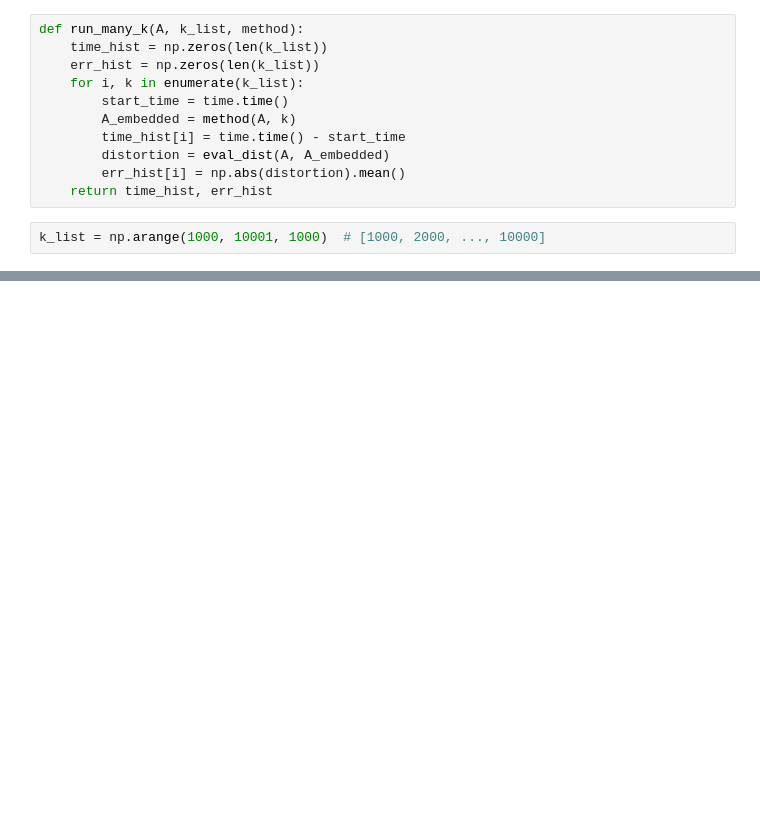
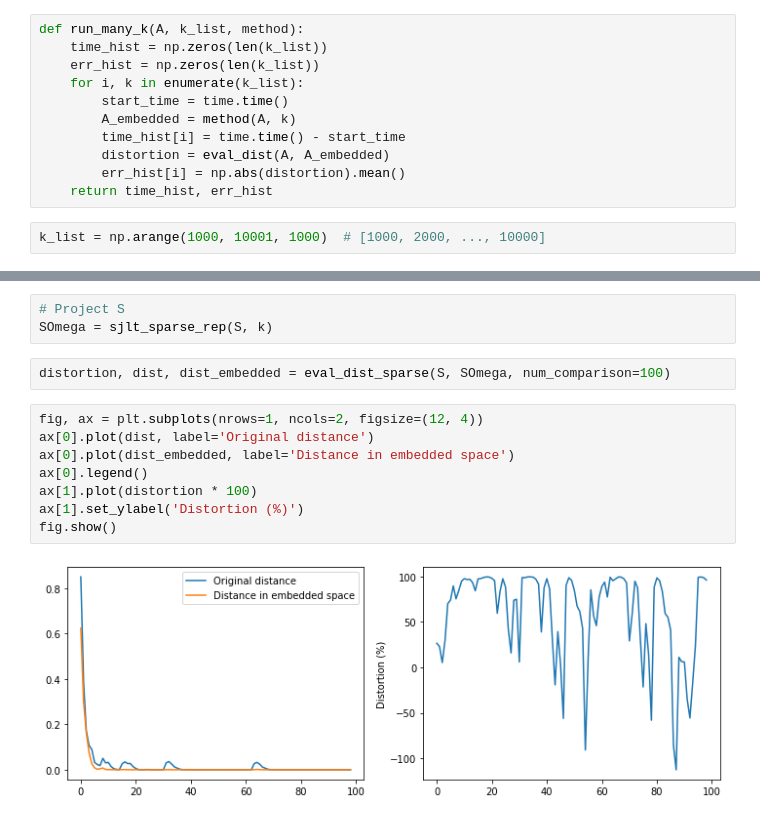
Before and after one commit to nipunagarwala/ee364b-final-project, a Jupyter notebook: FJLTDemo.ipynb, the cells around one changed output, grey strips where cells are left out. Saved outputs shown, nothing was run; the diff lists cells and outputs as text; blank space fills up the shorter version.

```diff
--- a/FJLTDemo.ipynb
+++ b/FJLTDemo.ipynb
@@ -167,0 +274,15 @@ plt.show()
+# %%
+# Project S
+SOmega = sjlt_sparse_rep(S, k)
+# %%
+distortion, dist, dist_embedded = eval_dist_sparse(S, SOmega, num_comparison=100)
+# %%
+fig, ax = plt.subplots(nrows=1, ncols=2, figsize=(12, 4))
+ax[0].plot(dist, label='Original distance')
+ax[0].plot(dist_embedded, label='Distance in embedded space')
+ax[0].legend()
+ax[1].plot(distortion * 100)
+ax[1].set_ylabel('Distortion (%)')
+fig.show()
+# %% [output]
+[figure, added]
```
Also changed, not shown: parts of 20 cells of this notebook, 2 other files.
